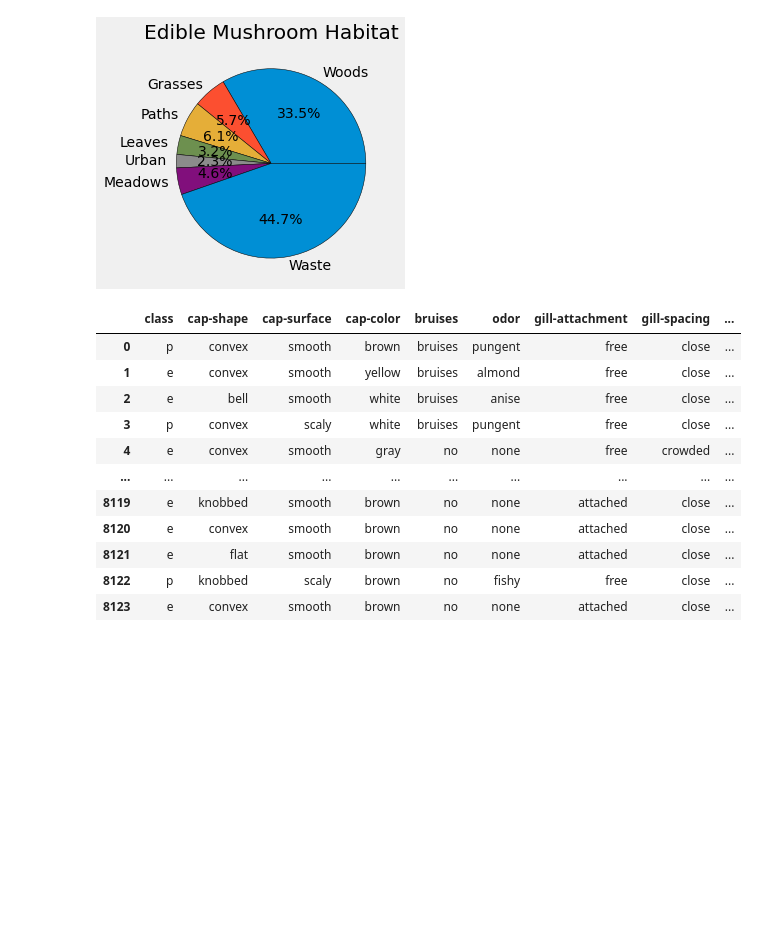
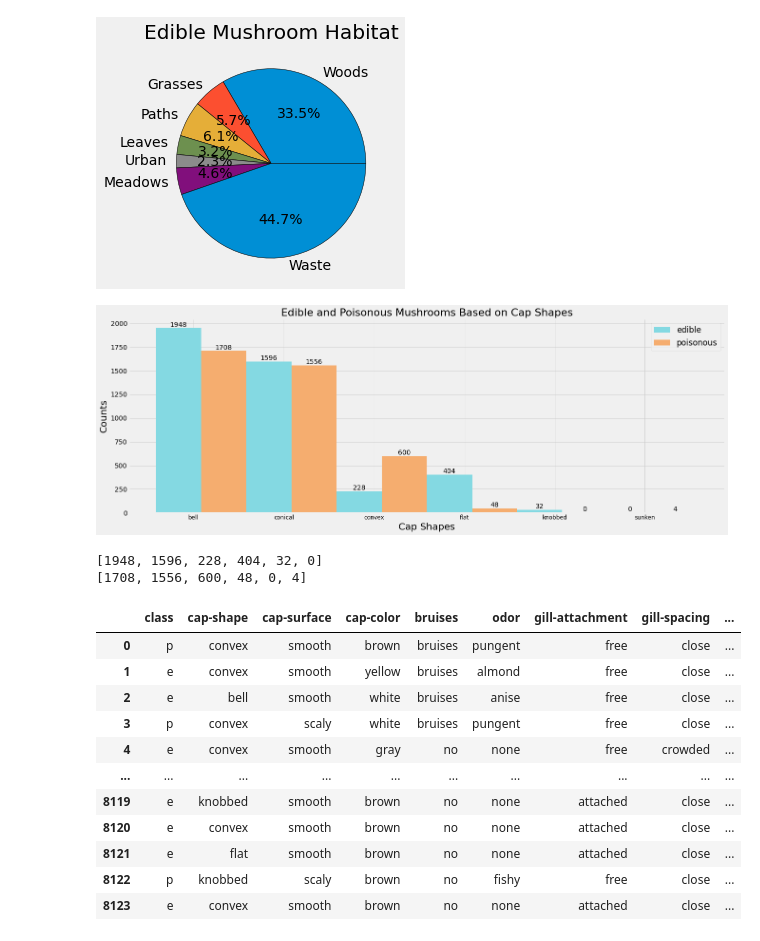
Before and after one commit to knocknguyen/Mushroom_Classification, a Jupyter notebook: Presentation.ipynb, the cells around one changed output. Saved outputs shown, nothing was run; the diff lists cells and outputs as text; code cells hidden in the pictures; blank space fills up the shorter version.

```diff
--- a/Presentation.ipynb
+++ b/Presentation.ipynb
@@ -158,6 +158,57 @@ plt.show
 # %% [output]
 <function matplotlib.pyplot.show(close=None, block=None)>
 [figure]
+# %%
+cap_shape = dataset['cap-shape'].value_counts()
+m_height = cap_shape.values.tolist() #Provides numerical values
+cap_shape.axes #Provides row labels
+cap_shape_labels = cap_shape.axes[0].tolist() #Converts index object to list
+
+
+poisonous_cc = [] #Poisonous color cap list
+edible_cc = []    #Edible color cap list
+for capShape in cap_shape_labels:
+    size = len(dataset[dataset['cap-shape'] == capShape].index)
+    edibles = len(dataset[(dataset['cap-shape'] == capShape) & (dataset['class'] == 'e')].index)
+    edible_cc.append(edibles)
+    poisonous_cc.append(size-edibles)
+    ind = np.arange(6)  # the x locations for the groups
+        # the width of the bars
+width = 0.50
+fig, ax = plt.subplots(figsize=(20,7))
+edible_bars = ax.bar(ind, edible_cc , width, color='#84D9E2')
+poison_bars = ax.bar(ind+width, poisonous_cc , width, color='#F5AD6F')
+
+#Add text for labels, title and axes ticks
+ax.set_xlabel("Cap Shapes",fontsize=20)
+ax.set_ylabel('Counts',fontsize=20)
+ax.set_title('Edible and Poisonous Mushrooms Based on Cap Shapes',fontsize=22)
+ax.set_xticks(ind + width / 3)
+ax.set_xticklabels(('bell','conical','convex','flat','knobbed','sunken'),
+                  fontsize = 12)
+ax.legend((edible_bars,poison_bars),('edible','poisonous'),fontsize=17)
+#Auto-labels the number of mushrooms for each bar color.
+
+
+def autolabel(rects,fontsize=14):
+    """
+    Attach a text label above each bar displaying its height
+    """
+    for rect in rects:
+        height = rect.get_height()
+        ax.text(rect.get_x() + rect.get_width()/2., 1*height,'%d' % int(height),
+                ha='center', va='bottom',fontsize=fontsize)
+autolabel(poison_bars)
+autolabel(edible_bars)
+plt.show() #Display bars.
+plt.show()
+print(edible_cc)
+print(poisonous_cc)
+#'Brown', 'gray','red','yellow','white','buff','pink','cinnamon','purple','green')
+# %% [output]
+[figure, added]
+[1948, 1596, 228, 404, 32, 0]
+[1708, 1556, 600, 48, 0, 4]
 # %%
 #veil-type have only one class so we can drop the whole feature
 dataset.drop(columns=['veil-type'])
```
Also changed, not shown: parts of 4 cells of this notebook, 1 other file.
